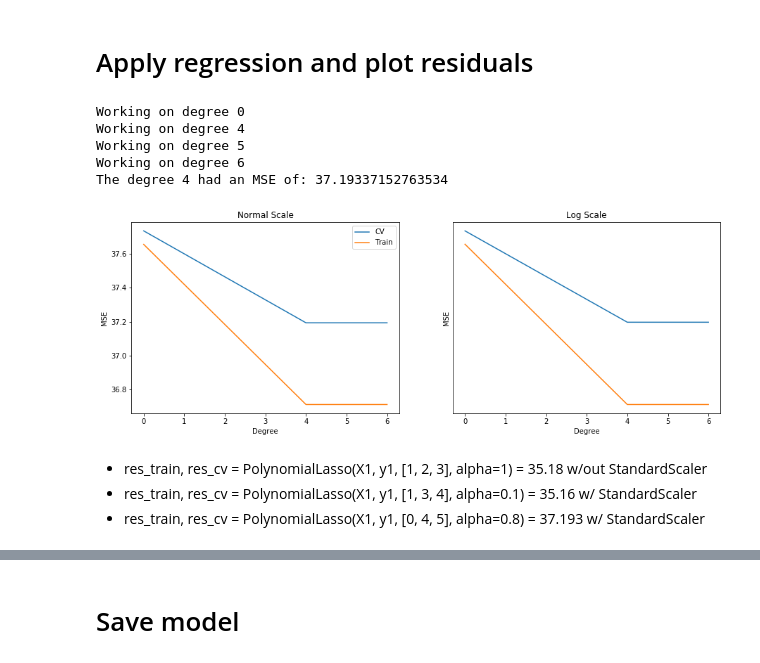
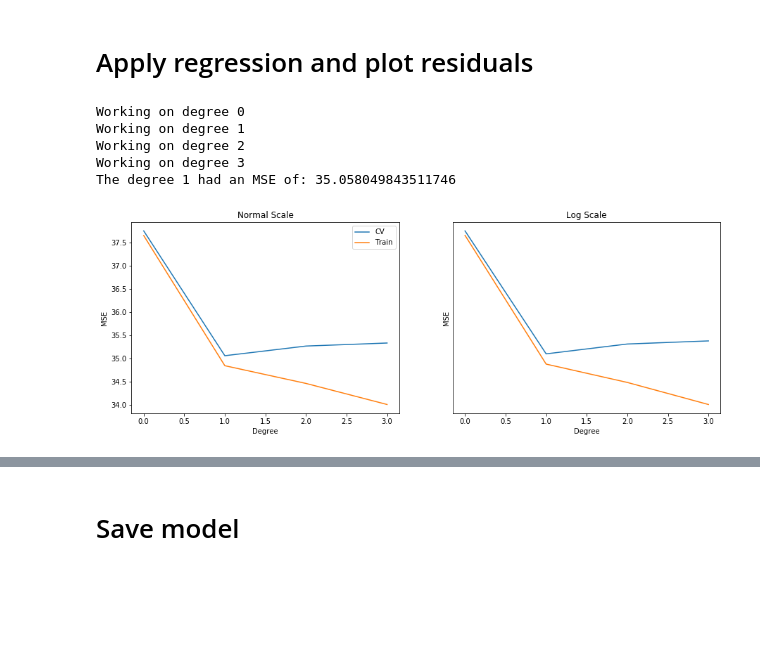
Before and after one commit to jhudiono/LinearRegressionFantasyNFL, a Jupyter notebook: Regression_CV.ipynb, the cells around one changed output, grey strips where cells are left out. Drawn from its saved outputs; the diff is of its cells as text; code cells hidden in the pictures; blank space fills up the shorter version.

```diff
--- a/Regression_CV.ipynb
+++ b/Regression_CV.ipynb
@@ -188,7 +188,7 @@ sns.pairplot(norm_df, size=1.5, aspect=1.6)
 # %% [markdown]
 ### Lasso.
 # %%
-def PolynomialLasso(X, y, degrees, alpha):
+def PolynomialLasso(X, y, degrees, alpha, use_scaler):
     reg = LinearRegression()
     res_cv = {}
     res_train = {}
@@ -197,12 +197,15 @@ def PolynomialLasso(X, y, degrees, alpha):
         print("Working on degree", degree)
 
         # transforms the data to polynomials
-        est = make_pipeline(PolynomialFeatures(degree), Lasso(alpha=alpha))
+        if use_scaler:
+            est = make_pipeline(PolynomialFeatures(degree), StandardScaler(), Lasso(alpha=alpha))
+        else:
+            est = make_pipeline(PolynomialFeatures(degree), Lasso(alpha=alpha))
         #est = make_pipeline(Imputer(), PolynomialFeatures(degree), StandardScaler(), Lasso(alpha=alpha))
         est.fit(X, y)
 
         # calculates the MSE for CV
-        scores = cross_val_score(est, X, y, cv=3, scoring='neg_mean_squared_error') # cross val
+        scores = cross_val_score(est, X, y, cv=5, scoring='neg_mean_squared_error') # cross val
         res_cv[degree] = np.mean(-scores)
 
         # calculates the MSE for Training Set
@@ -397,7 +400,8 @@ OLS Regression Results
 Warnings:
 [1] Standard Errors assume that the covariance matrix of the errors is correctly specified.
 # %%
-subset = ['status_code', 'week', 'afc_s', 'rush_att', 'rec_target', 'rec_td', 'fp','temperature', 'wind']
+subset = ['status_code', 'week', 'afc_s', 'rush_att', 'rec_target', 'rec_td', 'fp','temperature', 'wind', 'precipitation']
+#subset0 = ['status_code', 'week', 'afc_s', 'rush_att', 'rec_target', 'rec_td', 'fp','temperature', 'wind']
 X = get_df(subset)
 
 def show_corr(df):
@@ -406,5 +410,5 @@ def show_corr(df):
     sns.pairplot(df, size=1.2, aspect=1.5)
     sns.heatmap(df.corr(), cmap="seismic", annot=True, ax=ax)
 
-show_corr(X)
+#show_corr(X)
 # %% [output]
@@ -440,18 +444,16 @@ check_P(features=subset)
 # %% [markdown]
 # Apply regression and plot residuals
 # %%
+subset = ['status_code', 'week', 'afc_s', 'rush_att', 'rec_target', 'fp', 'temperature', 'rec_td', 'WR']
+
 X1 = X[subset]
 y1 = X['next_fp']
-res_train, res_cv = PolynomialLasso(X1, y1, [0, 4, 5, 6], alpha=0.8)
+res_train, res_cv = PolynomialLasso(X1, y1, [0, 1, 2, 3], 0.01, True)
 plot(res_train, res_cv)
 # %% [output]
 Working on degree 0
-Working on degree 4
-Working on degree 5
-Working on degree 6
-The degree 4 had an MSE of: 37.19337152763534
+Working on degree 1
+Working on degree 2
+Working on degree 3
+The degree 1 had an MSE of: 35.058049843511746
-[figure, old version]
+[figure, new version]
-# %% [markdown]
-* res_train, res_cv = PolynomialLasso(X1, y1, [1, 2, 3], alpha=1) = 35.18 w/out StandardScaler
-* res_train, res_cv = PolynomialLasso(X1, y1, [1, 3, 4], alpha=0.1) = 35.16 w/ StandardScaler
-* res_train, res_cv = PolynomialLasso(X1, y1, [0, 4, 5], alpha=0.8) = 37.193 w/ StandardScaler
```
Also changed, not shown: parts of 2 cells of this notebook.
